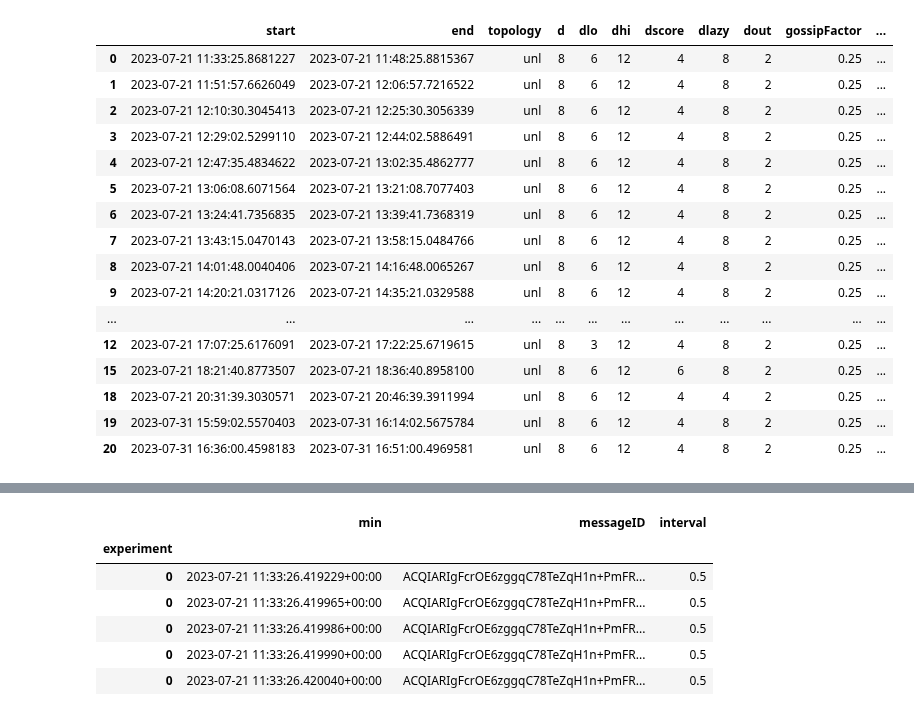
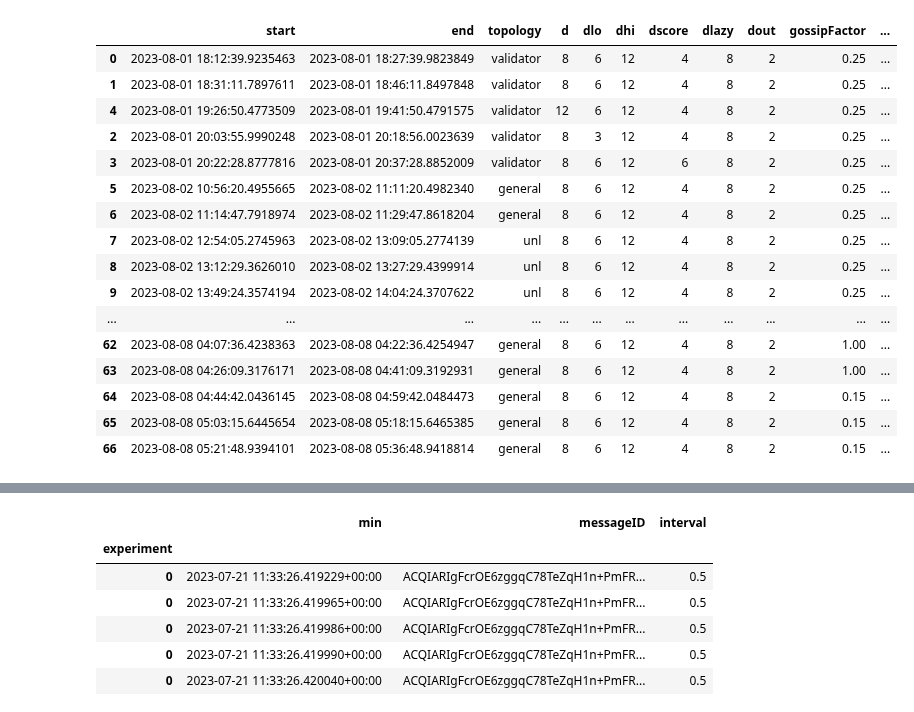
Before and after one commit to FlavScheidt/flexi-pipe, a Jupyter notebook: data/Notebooks/TimeSeries.ipynb, the cells around one changed output, grey strips where cells are left out. Saved outputs shown, nothing was run; the diff lists cells and outputs as text; code cells hidden in the pictures.

```diff
--- a/data/Notebooks/TimeSeries.ipynb
+++ b/data/Notebooks/TimeSeries.ipynb
@@ -82,45 +82,45 @@ client = InfluxDBClient(url=url, token=token, org=org,  timeout=30_000)
 query_api = client.query_api()
 # %%
 # Retrieve experiments data from csv
-data = pd.read_csv('./experiments.csv', header=None)
+data = pd.read_csv('../experiments.csv', header=None)
 df = pd.DataFrame(data)
 
 #Rename columns
 experiments = df.rename(columns={0: "start", 1: "end", 2: "topology", 3: "runtime", 4: "d", 5: "dlo", 6: "dhi", 7: "dscore", 8: "dlazy", 9: "dout", 10: "gossipFactor", 11: "initialDelay", 12: "interval"}, errors='raise')
 
 #Correct timestamp
 experiments["start"] = experiments["start"].str.slice(0, 27)
 experiments["end"] = experiments["end"].str.slice(0, 27)
 
 #String to timestamp
 experiments['startUnix'] = pd.to_datetime(experiments["start"],format="%Y-%m-%d %H:%M:%S.%f").astype('int64') / 10**9
 experiments['endUnix'] = pd.to_datetime(experiments["end"],format="%Y-%m-%d %H:%M:%S.%f").astype('int64') / 10**9
 
 experiments['startUnix'] = pd.to_timedelta(experiments['startUnix'], unit='s').dt.total_seconds().astype(int)#.astype(str)
-experiments['endUnix'] = pd.to_tpython imedelta(experiments['endUnix'], unit='s').dt.total_seconds().astype(int)#.astype(str)
+experiments['endUnix'] = pd.to_timedelta(experiments['endUnix'], unit='s').dt.total_seconds().astype(int)#.astype(str)
 
 #Drop fields we don't mneed for the moment
 exp = experiments.drop(columns=["runtime", "initialDelay"]).sort_values(by=["start"])
 
 exp.head(100)
 # %% [output]
 |  | start | end | topology | d | dlo | dhi | dscore | dlazy | dout | gossipFactor | ... |
-| 0 | 2023-07-21 11:33:25.8681227 | 2023-07-21 11:48:25.8815367 | unl | 8 | 6 | 12 | 4 | 8 | 2 | 0.25 | ... |
-| 1 | 2023-07-21 11:51:57.6626049 | 2023-07-21 12:06:57.7216522 | unl | 8 | 6 | 12 | 4 | 8 | 2 | 0.25 | ... |
-| 2 | 2023-07-21 12:10:30.3045413 | 2023-07-21 12:25:30.3056339 | unl | 8 | 6 | 12 | 4 | 8 | 2 | 0.25 | ... |
-| 3 | 2023-07-21 12:29:02.5299110 | 2023-07-21 12:44:02.5886491 | unl | 8 | 6 | 12 | 4 | 8 | 2 | 0.25 | ... |
-| 4 | 2023-07-21 12:47:35.4834622 | 2023-07-21 13:02:35.4862777 | unl | 8 | 6 | 12 | 4 | 8 | 2 | 0.25 | ... |
-| 5 | 2023-07-21 13:06:08.6071564 | 2023-07-21 13:21:08.7077403 | unl | 8 | 6 | 12 | 4 | 8 | 2 | 0.25 | ... |
-| 6 | 2023-07-21 13:24:41.7356835 | 2023-07-21 13:39:41.7368319 | unl | 8 | 6 | 12 | 4 | 8 | 2 | 0.25 | ... |
-| 7 | 2023-07-21 13:43:15.0470143 | 2023-07-21 13:58:15.0484766 | unl | 8 | 6 | 12 | 4 | 8 | 2 | 0.25 | ... |
-| 8 | 2023-07-21 14:01:48.0040406 | 2023-07-21 14:16:48.0065267 | unl | 8 | 6 | 12 | 4 | 8 | 2 | 0.25 | ... |
-| 9 | 2023-07-21 14:20:21.0317126 | 2023-07-21 14:35:21.0329588 | unl | 8 | 6 | 12 | 4 | 8 | 2 | 0.25 | ... |
+| 0 | 2023-08-01 18:12:39.9235463 | 2023-08-01 18:27:39.9823849 | validator | 8 | 6 | 12 | 4 | 8 | 2 | 0.25 | ... |
+| 1 | 2023-08-01 18:31:11.7897611 | 2023-08-01 18:46:11.8497848 | validator | 8 | 6 | 12 | 4 | 8 | 2 | 0.25 | ... |
+| 4 | 2023-08-01 19:26:50.4773509 | 2023-08-01 19:41:50.4791575 | validator | 12 | 6 | 12 | 4 | 8 | 2 | 0.25 | ... |
+| 2 | 2023-08-01 20:03:55.9990248 | 2023-08-01 20:18:56.0023639 | validator | 8 | 3 | 12 | 4 | 8 | 2 | 0.25 | ... |
+| 3 | 2023-08-01 20:22:28.8777816 | 2023-08-01 20:37:28.8852009 | validator | 8 | 6 | 12 | 6 | 8 | 2 | 0.25 | ... |
+| 5 | 2023-08-02 10:56:20.4955665 | 2023-08-02 11:11:20.4982340 | general | 8 | 6 | 12 | 4 | 8 | 2 | 0.25 | ... |
+| 6 | 2023-08-02 11:14:47.7918974 | 2023-08-02 11:29:47.8618204 | general | 8 | 6 | 12 | 4 | 8 | 2 | 0.25 | ... |
+| 7 | 2023-08-02 12:54:05.2745963 | 2023-08-02 13:09:05.2774139 | unl | 8 | 6 | 12 | 4 | 8 | 2 | 0.25 | ... |
+| 8 | 2023-08-02 13:12:29.3626010 | 2023-08-02 13:27:29.4399914 | unl | 8 | 6 | 12 | 4 | 8 | 2 | 0.25 | ... |
+| 9 | 2023-08-02 13:49:24.3574194 | 2023-08-02 14:04:24.3707622 | unl | 8 | 6 | 12 | 4 | 8 | 2 | 0.25 | ... |
 | ... | ... | ... | ... | ... | ... | ... | ... | ... | ... | ... | ... |
-| 12 | 2023-07-21 17:07:25.6176091 | 2023-07-21 17:22:25.6719615 | unl | 8 | 3 | 12 | 4 | 8 | 2 | 0.25 | ... |
-| 15 | 2023-07-21 18:21:40.8773507 | 2023-07-21 18:36:40.8958100 | unl | 8 | 6 | 12 | 6 | 8 | 2 | 0.25 | ... |
-| 18 | 2023-07-21 20:31:39.3030571 | 2023-07-21 20:46:39.3911994 | unl | 8 | 6 | 12 | 4 | 4 | 2 | 0.25 | ... |
-| 19 | 2023-07-31 15:59:02.5570403 | 2023-07-31 16:14:02.5675784 | unl | 8 | 6 | 12 | 4 | 8 | 2 | 0.25 | ... |
-| 20 | 2023-07-31 16:36:00.4598183 | 2023-07-31 16:51:00.4969581 | unl | 8 | 6 | 12 | 4 | 8 | 2 | 0.25 | ... |
+| 62 | 2023-08-08 04:07:36.4238363 | 2023-08-08 04:22:36.4254947 | general | 8 | 6 | 12 | 4 | 8 | 2 | 1.00 | ... |
+| 63 | 2023-08-08 04:26:09.3176171 | 2023-08-08 04:41:09.3192931 | general | 8 | 6 | 12 | 4 | 8 | 2 | 1.00 | ... |
+| 64 | 2023-08-08 04:44:42.0436145 | 2023-08-08 04:59:42.0484473 | general | 8 | 6 | 12 | 4 | 8 | 2 | 0.15 | ... |
+| 65 | 2023-08-08 05:03:15.6445654 | 2023-08-08 05:18:15.6465385 | general | 8 | 6 | 12 | 4 | 8 | 2 | 0.15 | ... |
+| 66 | 2023-08-08 05:21:48.9394101 | 2023-08-08 05:36:48.9418814 | general | 8 | 6 | 12 | 4 | 8 | 2 | 0.15 | ... |
 # %%
 #Get times for different intervals
 # intervals = exp["interval"].drop_duplicates().sort_values().reset_index(drop=True)
```
Also changed, not shown: parts of 3 cells of this notebook, 7 other files.
